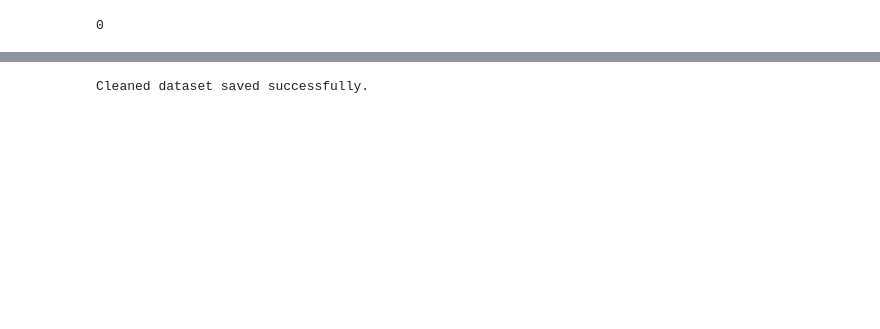
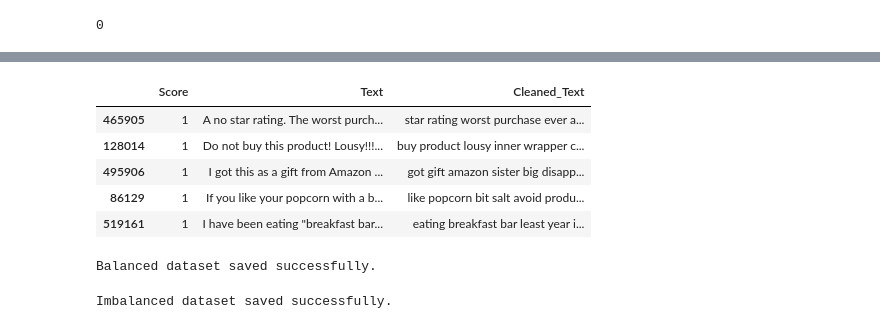
Before and after one commit to kevin-291/automated-review-rating-system, a Jupyter notebook: notebooks/preprocessing.ipynb, the cells around one changed output, grey strips where cells are left out. Cells and saved outputs as stored; diff of their text form; code cells hidden in the pictures; blank space fills up the shorter version.

```diff
--- a/notebooks/preprocessing.ipynb
+++ b/notebooks/preprocessing.ipynb
@@ -370,9 +453,27 @@ preprocessed_df.head()
+# %%
+imbalanced_df.head()
+# %% [output]
+|  | Score | Text | Cleaned_Text |
+| 465905 | 1 | A no star rating. The worst purch... | star rating worst purchase ever a... |
+| 128014 | 1 | Do not buy this product! Lousy!!!... | buy product lousy inner wrapper c... |
+| 495906 | 1 | I got this as a gift from Amazon ... | got gift amazon sister big disapp... |
+| 86129 | 1 | If you like your popcorn with a b... | like popcorn bit salt avoid produ... |
+| 519161 | 1 | I have been eating "breakfast bar... | eating breakfast bar least year i... |
 # %%
-# Save the cleaned csv to a new file. Execute only once to avoid overwriting.
-path = r'C:\Users\kevin\Desktop\VSCode\Zecser\data\cleaned_dataset'
-os.makedirs(path, exist_ok=True)
-if not os.path.exists(os.path.join(path, 'cleaned_Reviews.csv')):
-    preprocessed_df.to_csv(os.path.join(path, 'cleaned_Reviews.csv'), index=False)
-    print("Cleaned dataset saved successfully.")
+# Save balanced dataset
+balanced_path = r'C:\Users\kevin\Desktop\VSCode\Zecser\data\balanced_dataset'
+os.makedirs(balanced_path, exist_ok=True)
+if not os.path.exists(os.path.join(balanced_path, 'Balanced_Reviews.csv')):
+    balanced_df.to_csv(os.path.join(balanced_path, 'Balanced_Reviews.csv'), index=False)
+    print("Balanced dataset saved successfully.")
 # %% [output]
-Cleaned dataset saved successfully.
+Balanced dataset saved successfully.
+# %%
+# Save imbalanced dataset
+imbalanced_path = r'C:\Users\kevin\Desktop\VSCode\Zecser\data\imbalanced_dataset'
+os.makedirs(imbalanced_path, exist_ok=True)
+if not os.path.exists(os.path.join(imbalanced_path, 'Imbalanced_Reviews.csv')):
+    imbalanced_df.to_csv(os.path.join(imbalanced_path, 'Imbalanced_Reviews.csv'), index=False)
+    print("Imbalanced dataset saved successfully.")
+# %% [output]
+Imbalanced dataset saved successfully.
```
Also changed, not shown: parts of 26 cells of this notebook.
